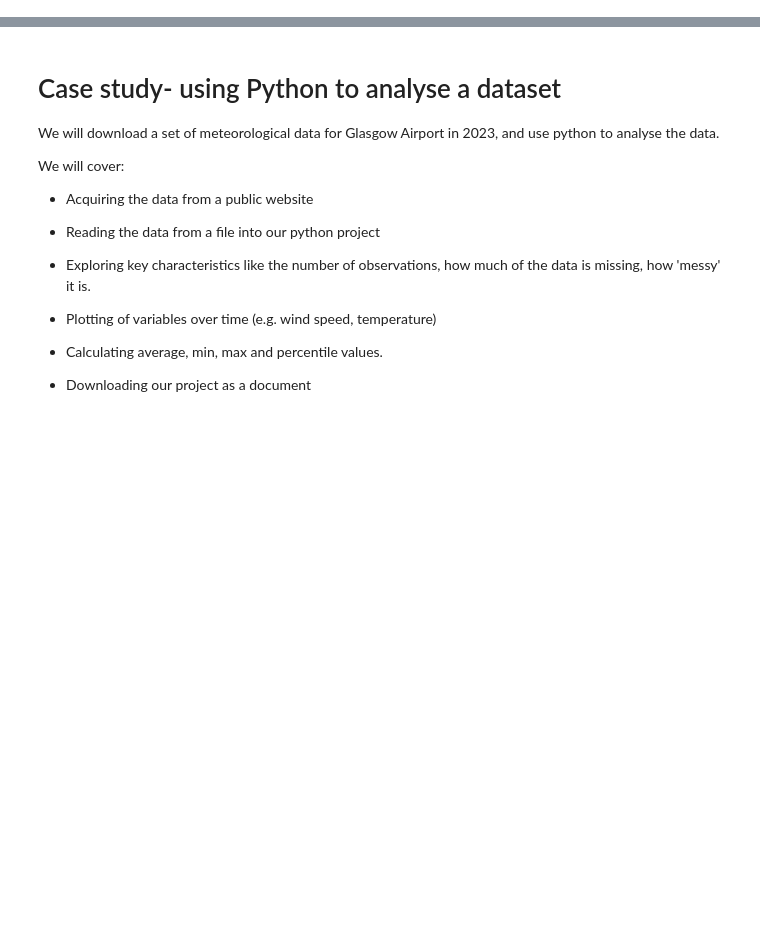
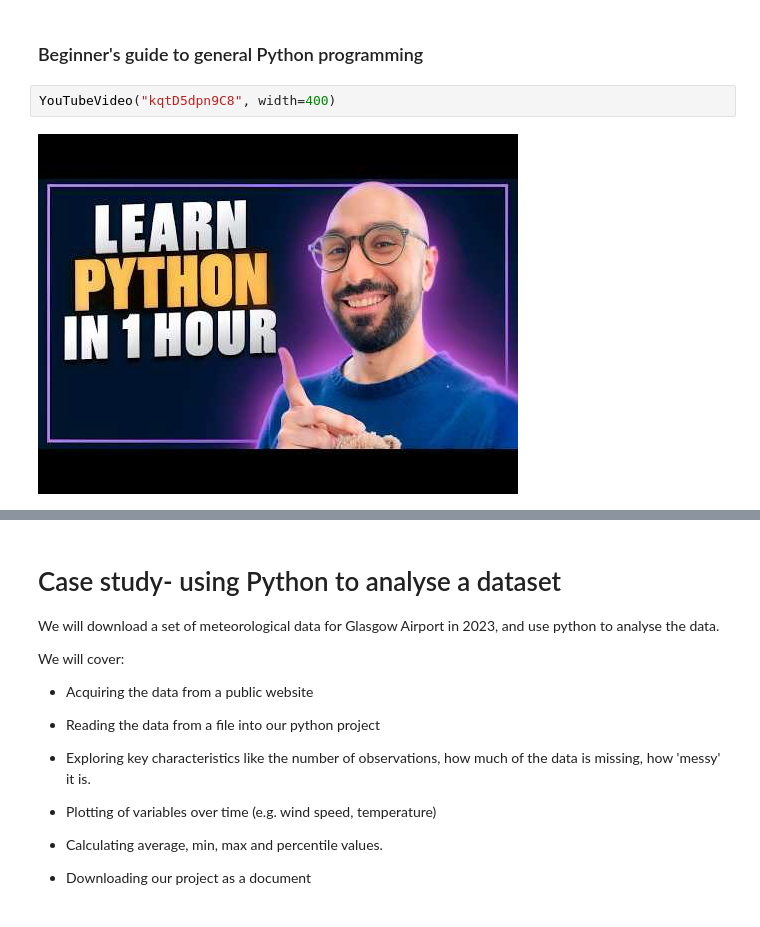
Before and after one commit to scottlynn73/python_training, a Jupyter notebook: Python_programming_tutorial.ipynb, the cells around one changed output, grey strips where cells are left out. Saved outputs shown, nothing was run; the diff lists cells and outputs as text; blank space fills up the shorter version.

```diff
--- a/Python_programming_tutorial.ipynb
+++ b/Python_programming_tutorial.ipynb
@@ -2,0 +106,6 @@
+# %% [markdown]
+### Beginner's guide to general Python programming
+# %%
+YouTubeVideo("kqtD5dpn9C8", width=400)
+# %% [output]
+[figure, added]
```
Also changed, not shown: parts of 23 cells of this notebook.
